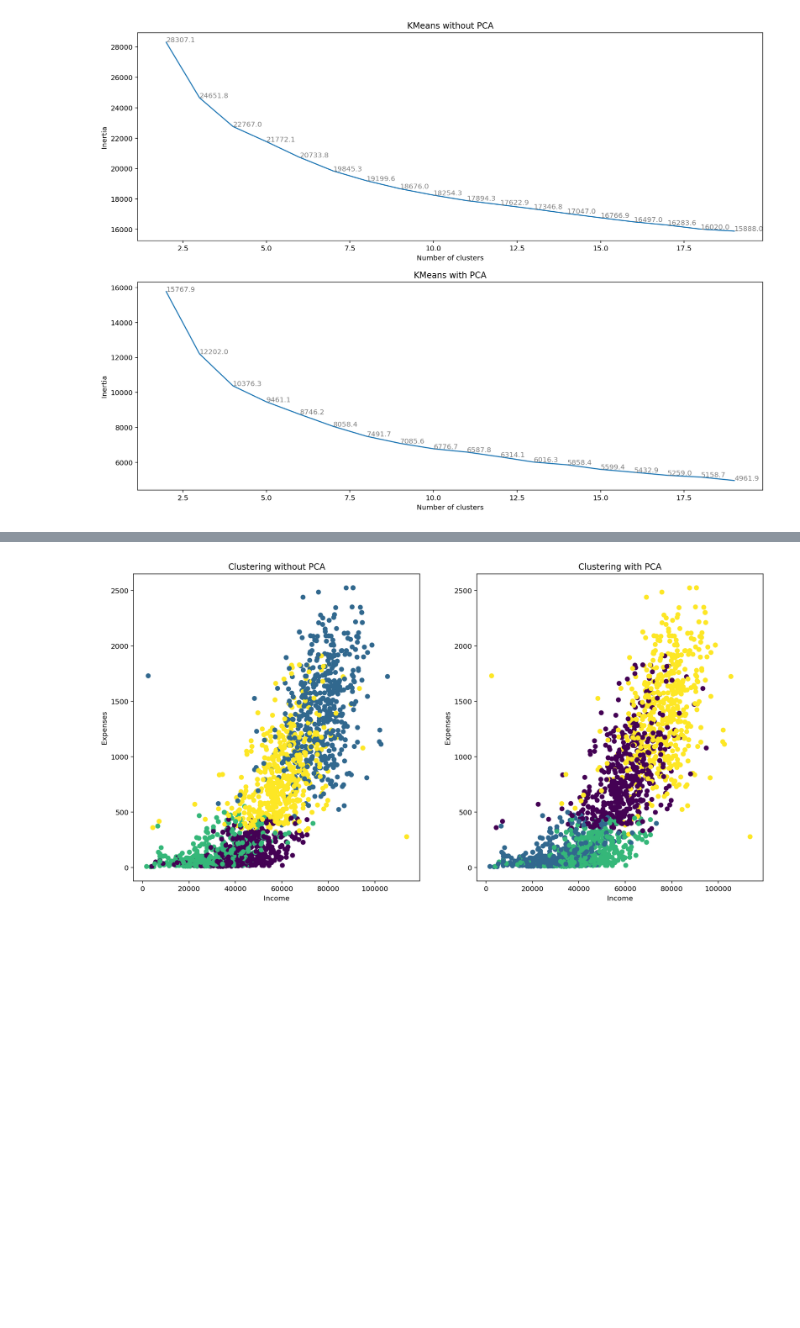
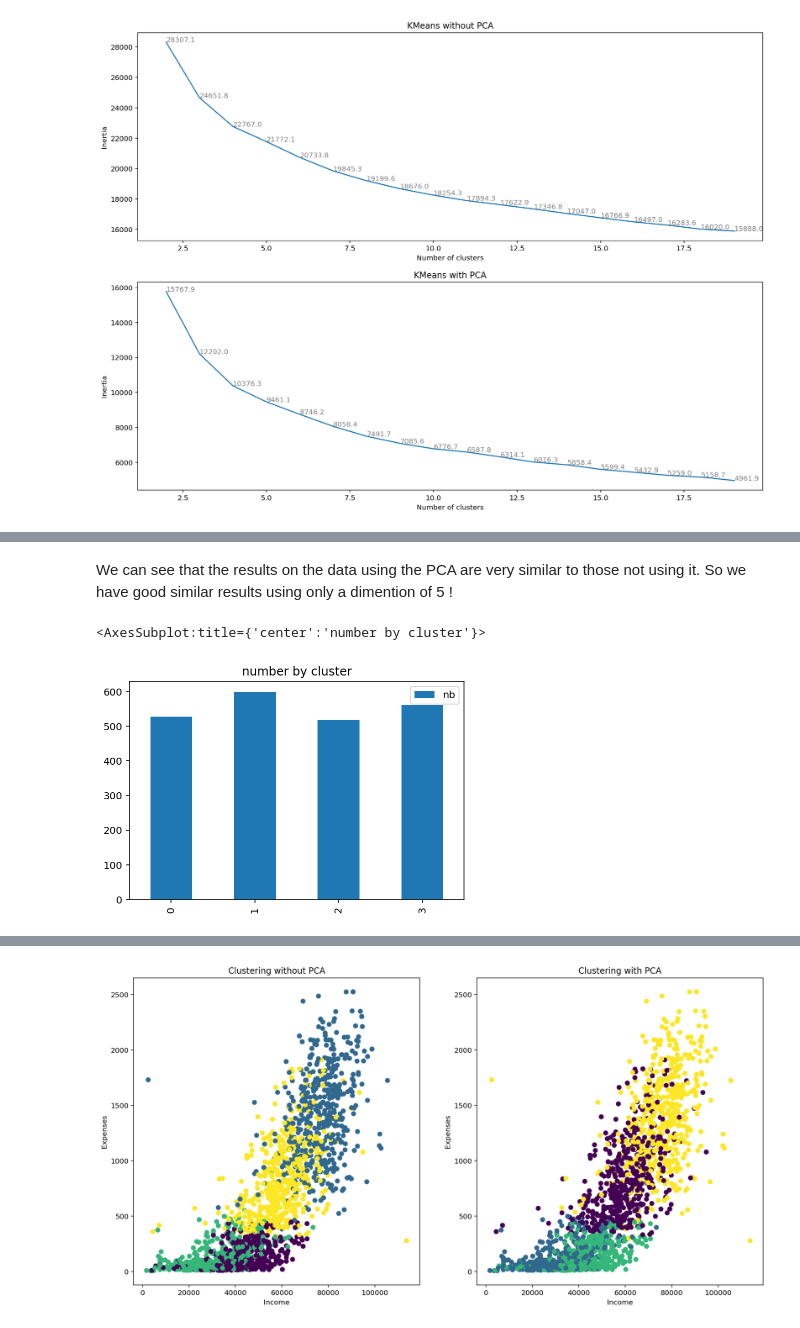
Before and after one commit to yxyfer/PTML_Project, a Jupyter notebook: src/market_analysis_unsupervised.ipynb, the cells around one changed output, grey strips where cells are left out. Cells and saved outputs as stored; diff of their text form; code cells hidden in the pictures; blank space fills up the shorter version.

```diff
--- a/src/market_analysis_unsupervised.ipynb
+++ b/src/market_analysis_unsupervised.ipynb
@@ -436,0 +446,8 @@ cluster_pca = model_kmeans_pca.fit(df_tr_pca).predict(df_tr_pca)
+# %% [markdown]
+We can see that the results on the data using the PCA are very similar to those not using it. So we have good similar results using only a dimention of 5 !
+# %%
+x, y = np.unique(cluster_pca, return_counts=True)
+pd.DataFrame(y, columns = ['nb'], index = x).plot(kind='bar', title = "number by cluster")
+# %% [output]
+<AxesSubplot:title={'center':'number by cluster'}>
+[figure, added]
```
Also changed, not shown: parts of 10 cells of this notebook.
